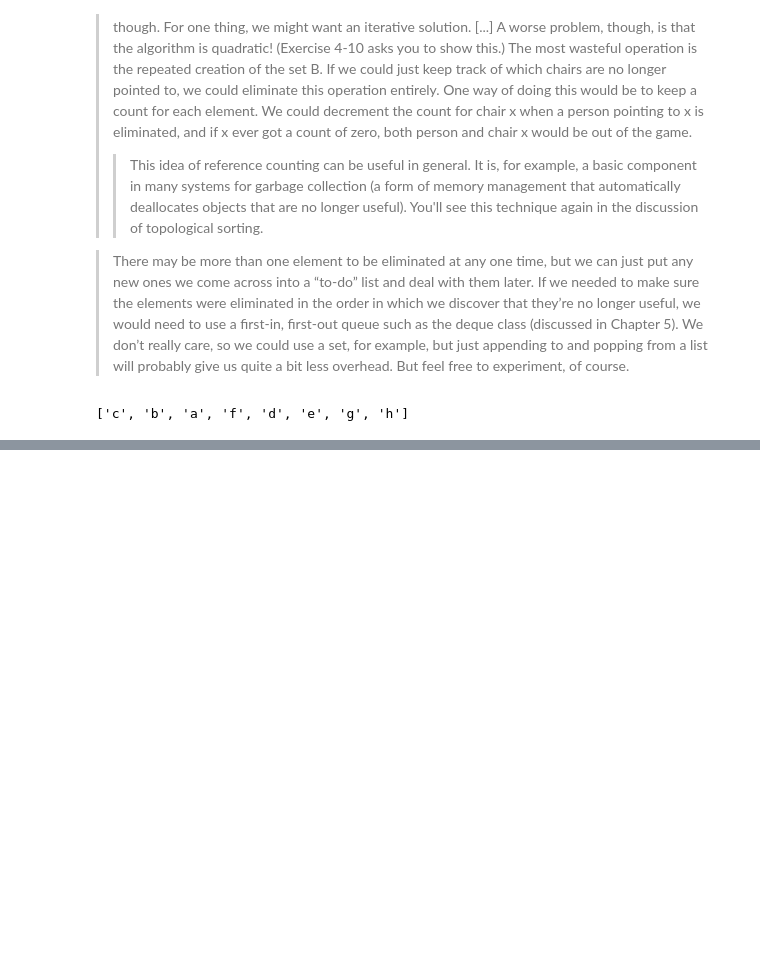
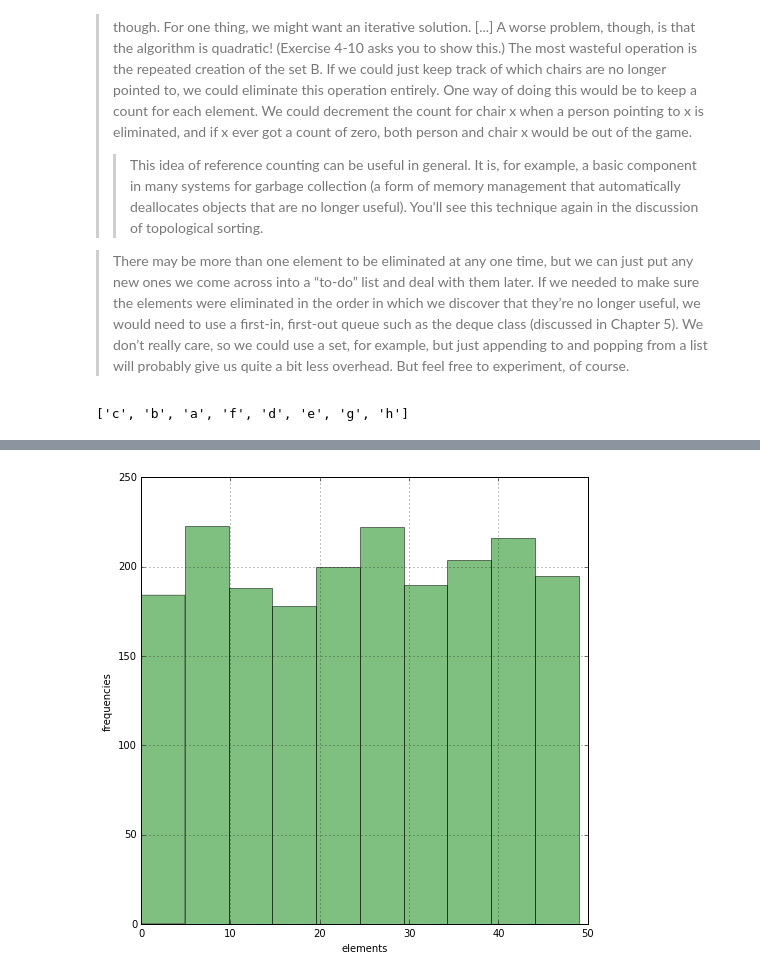
Before and after one commit to massimo-nocentini/scratchpad, a Jupyter notebook: chapters/python/Untitled.ipynb, the cells around one changed output, grey strips where cells are left out. Saved outputs shown, nothing was run; the diff lists cells and outputs as text; code cells hidden in the pictures; blank space fills up the shorter version.

```diff
--- a/chapters/python/Untitled.ipynb
+++ b/chapters/python/Untitled.ipynb
@@ -7,6 +7,11 @@ The main reference from which they are taken is the book by [Magnus Lie Hetland]
 
 [hetland]:http://hetland.org/writing/python-algorithms/
 [py]:http://www.python.org
+# %%
+import matplotlib.pyplot as plt
+
+%matplotlib inline
+plt.rcParams['figure.figsize'] = (8, 8)
 # %% [markdown]
 ## Python's `list.append` isn't Lisp's `cons`
 # %% [markdown]
@@ -253,0 +286,2 @@ d
+# %%
+A = [randrange(50) for i in range(2*10**3)]
@@ -253,0 +290,8 @@ d
+# %%
+n, bins, patches = plt.hist(A, 10, normed=0,facecolor='green', alpha=0.5)
+plt.xlabel('elements')
+plt.ylabel('frequencies')
+plt.grid(True)
+plt.show()
+# %% [output]
+[figure, added]
```
Also changed, not shown: parts of 15 cells of this notebook, 1 other file.
